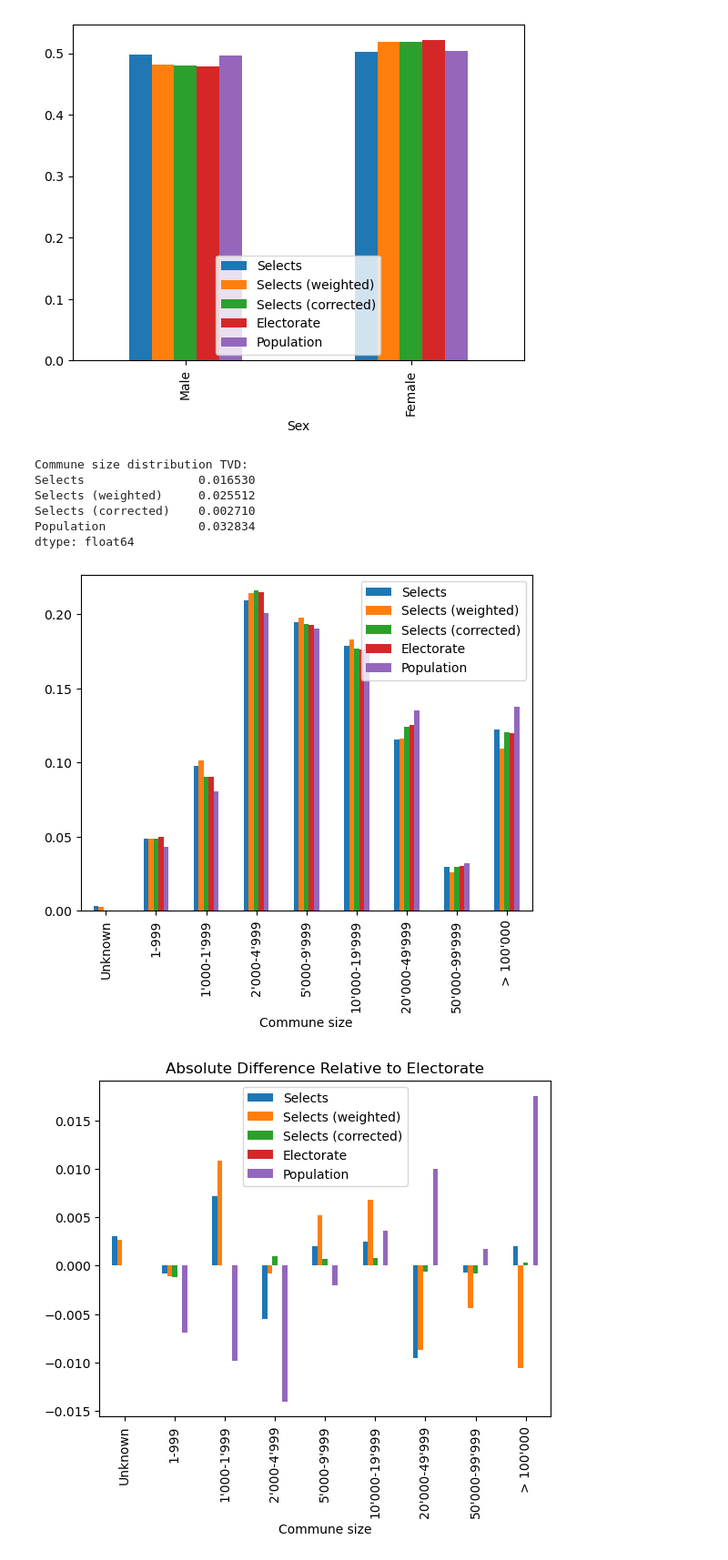
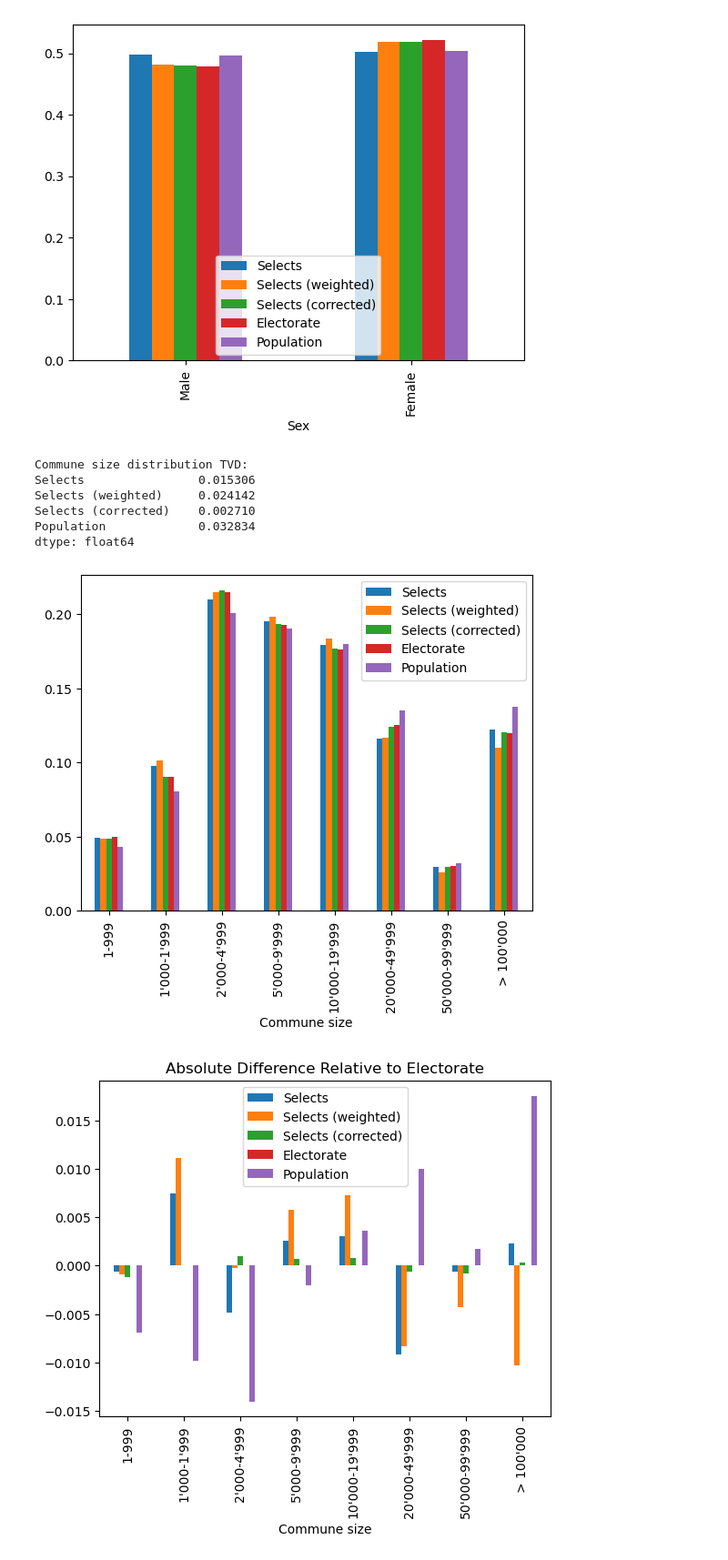
Before and after one commit to tschai-yim/swiss-elections-study, a Jupyter notebook: respondents_vs_population.ipynb, the cells around one changed output. Shown at 91% size. Cells and saved outputs as stored; diff of their text form; code cells hidden in the pictures.

```diff
--- a/respondents_vs_population.ipynb
+++ b/respondents_vs_population.ipynb
@@ -63,17 +63,17 @@ merge_proportional(raw_selects_age, smoothed_selects_age).sort_index().plot()
 [figure]
 # %%
 selects_demographics = age_smoothed_selects_year_df.groupby(
-    [AGE_ATTR, SEX_ATTR, COMMUNE_SIZE_ATTR]
+    [AGE_ATTR, SEX_ATTR, COMMUNE_SIZE_ATTR], observed=True, dropna=False
 )['weightc'].sum().rename('Selects')
 weighted_selects_demographics = age_smoothed_selects_year_df.groupby(
-    [AGE_ATTR, SEX_ATTR, COMMUNE_SIZE_ATTR]
+    [AGE_ATTR, SEX_ATTR, COMMUNE_SIZE_ATTR], observed=True, dropna=False
 )['weighttot'].sum().rename('Selects (weighted)')
 
 electorate_demographics = electorate_year_df.groupby(
-    [AGE_ATTR, SEX_ATTR, COMMUNE_SIZE_ATTR]
+    [AGE_ATTR, SEX_ATTR, COMMUNE_SIZE_ATTR], observed=True, dropna=False
 )[POPULATION_ATTR].sum().rename('Electorate')
 population_demographics = population_year_df.groupby(
-    [AGE_ATTR, SEX_ATTR, COMMUNE_SIZE_ATTR]
+    [AGE_ATTR, SEX_ATTR, COMMUNE_SIZE_ATTR], observed=True, dropna=False
 )[POPULATION_ATTR].sum().rename('Population')
 
 demographic_proportions = merge_proportional(
@@ -81,7 +81,8 @@ demographic_proportions = merge_proportional(
     electorate_demographics, population_demographics
 ).fillna(0).sort_values(['Electorate', 'Population'])
 
-demographic_proportions.plot(title='Uncorrected Demographic Proportions')
+ax = demographic_proportions.plot(title='Uncorrected Demographic Proportions')
+ax.get_xaxis().set_visible(False)
 print('Uncorrected demographics TVD:')
 print(calculate_tvd(demographic_proportions, 'Electorate'))
 # %% [output]
@@ -263,34 +264,34 @@ Population             0.017132
 dtype: float64
 [figure]
 # %%
-selects_commune_size = selects_year_df.groupby(COMMUNE_SIZE_ATTR) \
+selects_commune_size = selects_year_df.groupby(COMMUNE_SIZE_ATTR, observed=True) \
     ['weightc'].sum().rename('Selects')
-weighted_selects_commune_size = selects_year_df.groupby(COMMUNE_SIZE_ATTR) \
+weighted_selects_commune_size = selects_year_df.groupby(COMMUNE_SIZE_ATTR, observed=True) \
     ['weighttot'].sum().rename('Selects (weighted)')
-corrected_selects_commune_size = corrected_age_smoothed_selects_year_df.groupby(COMMUNE_SIZE_ATTR) \
+corrected_selects_commune_size = corrected_age_smoothed_selects_year_df.groupby(COMMUNE_SIZE_ATTR, observed=True) \
     ['weightc'].sum().rename('Selects (corrected)')
 
-electorate_commune_size = electorate_year_df.groupby(COMMUNE_SIZE_ATTR) \
+electorate_commune_size = electorate_year_df.groupby(COMMUNE_SIZE_ATTR, observed=True) \
     [POPULATION_ATTR].sum().rename('Electorate')
-population_commune_size = population_year_df.groupby(COMMUNE_SIZE_ATTR) \
+population_commune_size = population_year_df.groupby(COMMUNE_SIZE_ATTR, observed=True) \
     [POPULATION_ATTR].sum().rename('Population')
 
 commune_size_distribution = merge_proportional(
     selects_commune_size, weighted_selects_commune_size, corrected_selects_commune_size,
     electorate_commune_size, population_commune_size
 ).fillna(0)
 
-commune_size_distribution.rename(COMMUNE_SIZE_LABEL_MAPPER).plot(kind='bar', xlabel='Commune size')
-(commune_size_distribution.sub(commune_size_distribution['Electorate'], axis=0)).rename(COMMUNE_SIZE_LABEL_MAPPER).plot(
+commune_size_distribution.plot(kind='bar', xlabel='Commune size')
+(commune_size_distribution.sub(commune_size_distribution['Electorate'], axis=0)).plot(
     kind='bar', xlabel='Commune size', title='Absolute Difference Relative to Electorate')
 print('Commune size distribution TVD:')
 print(calculate_tvd(commune_size_distribution, 'Electorate'))
 # %% [output]
 Commune size distribution TVD:
-Selects                0.016530
-Selects (weighted)     0.025512
+Selects                0.015306
+Selects (weighted)     0.024142
 Selects (corrected)    0.002710
 Population             0.032834
 dtype: float64
-[figure, old version]
+[figure, new version]
-[figure, old version]
+[figure, new version]
```
Also changed, not shown: parts of 5 cells of this notebook, 4 other files.
